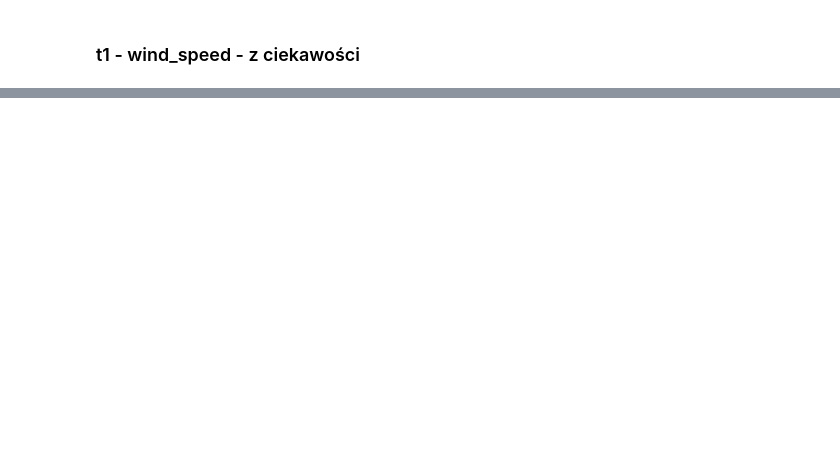
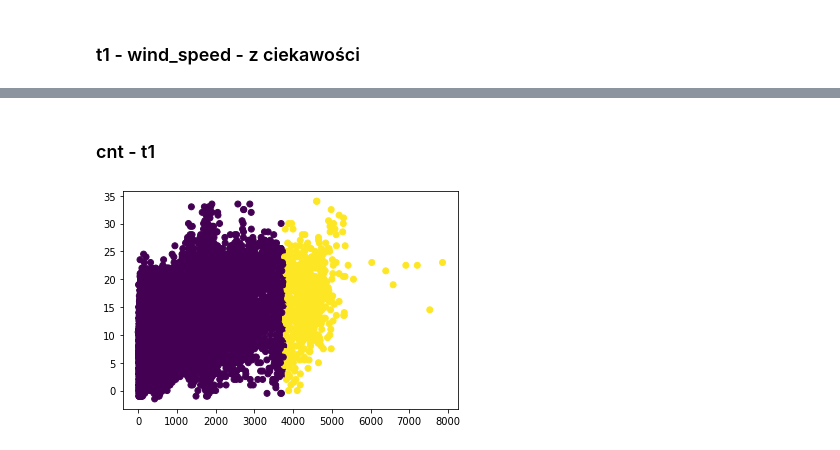
Before and after one commit to hubert-mazur/bike_sharing_data_exploration, a Jupyter notebook: project.ipynb, the cells around one changed output, grey strips where cells are left out. Drawn from its saved outputs; the diff is of its cells as text; code cells hidden in the pictures; blank space fills up the shorter version.

```diff
--- a/project.ipynb
+++ b/project.ipynb
@@ -532,0 +564,17 @@ kmeans_clustering('t1', 'wind_speed', 4)
+# %%
+from sklearn.cluster import MeanShift, estimate_bandwidth
+
+def mean_shift_clustering(col1, col2, quantile):
+  bandwidth = estimate_bandwidth(dataset[[col1, col2]], quantile=quantile)
+
+  meanShift = MeanShift(bandwidth=bandwidth, bin_seeding=True).fit(dataset[[col1, col2]])
+  labels = meanShift.labels_
+
+  plt.scatter(dataset[col1], dataset[col2], c=labels)
+  plt.show()
+# %% [markdown]
+### cnt - t1
+# %%
+mean_shift_clustering('cnt', 't1', 0.5)
+# %% [output]
+[figure, added]
```
Also changed, not shown: parts of 14 cells of this notebook.
